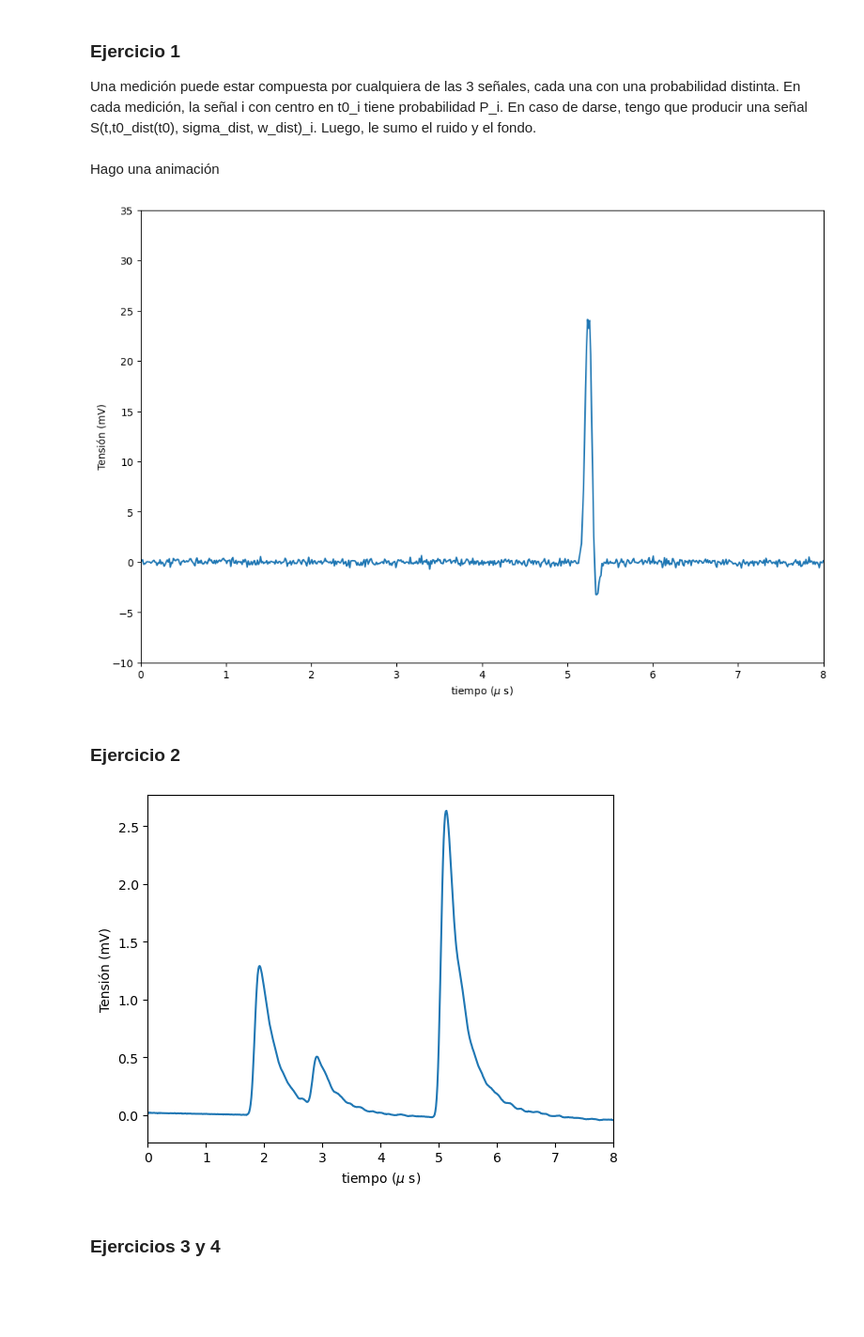
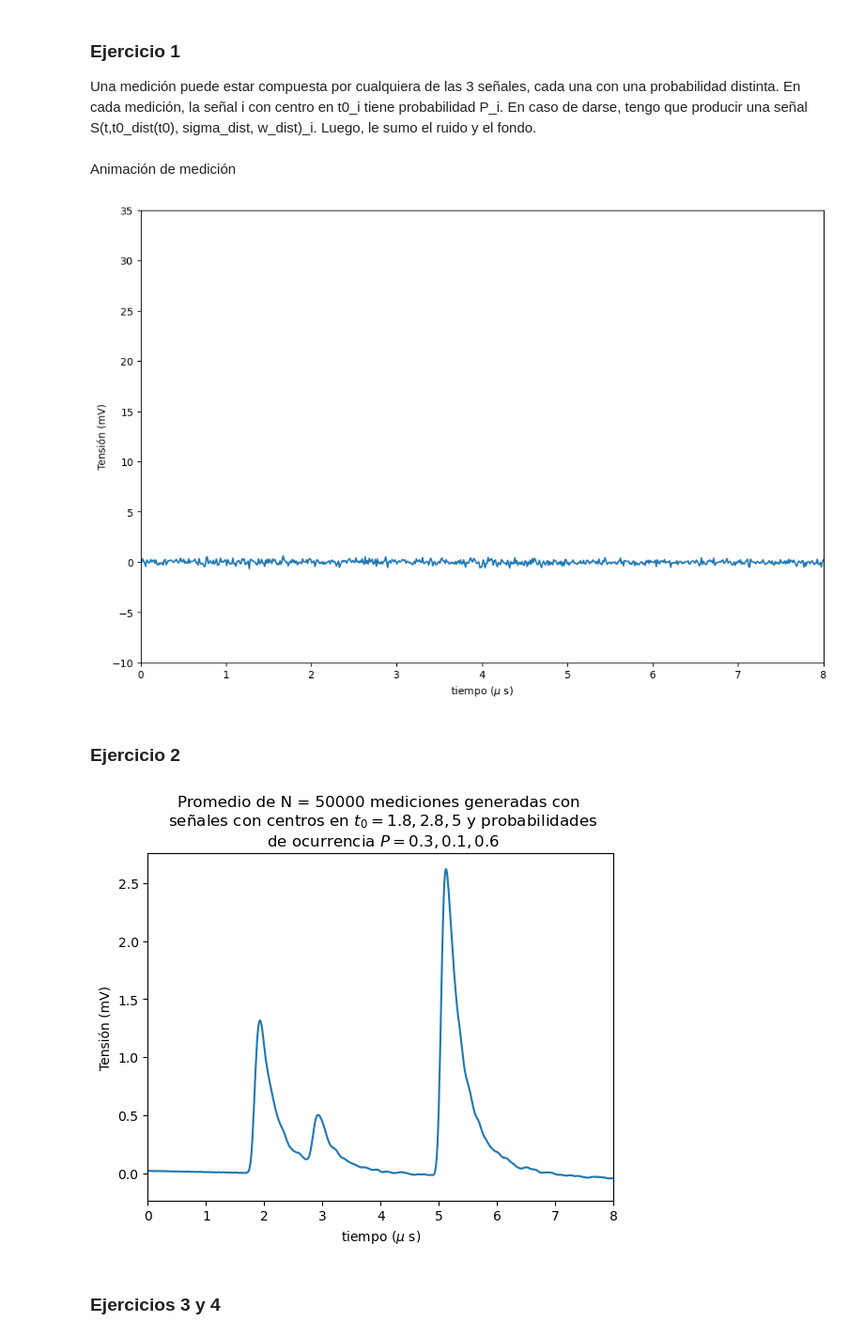
Before and after one commit to Lupama2/IntroPython, a Jupyter notebook: Ejercicios a entregar/Final/simulacion_de_medicion_y_analisis_de_datos.ipynb, the cells around one changed output. Shown: that part at 94% size. Drawn from its saved outputs; the diff is of its cells as text; code cells hidden in the pictures; blank space fills up the shorter version.

```diff
--- a/Ejercicios a entregar/Final/simulacion_de_medicion_y_analisis_de_datos.ipynb
+++ b/Ejercicios a entregar/Final/simulacion_de_medicion_y_analisis_de_datos.ipynb
@@ -227,9 +227,9 @@ def genero_señal(T0, M):
     -------
     señal (ndarray): array señal
     '''
-    #Verifico que M sea entero TO-DO
-
-
+    #Verifico que M sea entero
+    if type(M) != int:
+        raise Exception(f"M = {M}, debe ser entero")
 
     #Defino los parámetros característicos de la señal
     t0 = t0_dist(T0)
@@ -237,10 +237,6 @@ def genero_señal(T0, M):
     w = w_dist()
 
     # print(t0, sigma, w)
-
-    # A = cte_A(t0,sigma,w)
-
-
 
     #Creo el vector de tiempos
     t_array = np.linspace(t_ini, t_fin, M)
@@ -265,9 +261,9 @@ def medicion(T0_P, M):
     medicion (ndarray): medicion simulada
 
     '''
-    #Verifico que M sea entero TO-DO
-
-
+    #Verifico que M sea entero
+    if type(M) != int:
+        raise Exception(f"M = {M}, debe ser entero")
 
     #Creo el array de mediciones y de tiempos
     medicion = np.zeros(M)
@@ -314,8 +310,8 @@ def medicion(T0_P, M):
 # plt.ylabel("Tensión (mV)")
 # plt.xlabel("$tiempo \, (\mu s)$")
 # plt.show()
-# %% [markdown]
-Hago una animación
+# %% [markdown]
+Animación de medición
 # %%
 # %matplotlib tk #Descomentar al final TO-DO
 # %%
@@ -349,7 +345,7 @@ line_ani = animation.FuncAnimation(fig1, update_line, N_med, fargs=(L,), interva
 
 plt.show()
 # %% [output]
-[figure, old version]
+[figure, new version]
 # %% [markdown]
 ### Ejercicio 2
 # %%
@@ -407,13 +402,14 @@ M = 1000
 t_array, mediciones_mean_array = mediciones_mean(T0_P, N, M)
 # %%
 plt.plot(t_array, mediciones_mean_array)
-#Graficar como título T0,P0 y "Promedio de N = ..." mediciones TO-DO
+
+plt.title(f"Promedio de N = {N} mediciones generadas con \n señales con centros en $t_0 = {list(T0_P.keys())[0]}, {list(T0_P.keys())[1]}, {list(T0_P.keys())[2]}$ y probabilidades \n de ocurrencia $P = {list(T0_P.values())[0]}, {list(T0_P.values())[1]}, {list(T0_P.values())[2]}$")
 plt.ylabel("Tensión (mV)")
 plt.xlabel("tiempo ($\mu$ s)")
 plt.xlim([0,8])
 plt.show()
 # %% [output]
-[figure, old version]
+[figure, new version]
 # %% [markdown]
 ### Ejercicios 3 y 4
 # %% [markdown]
```
Also changed, not shown: parts of 4 cells of this notebook.
